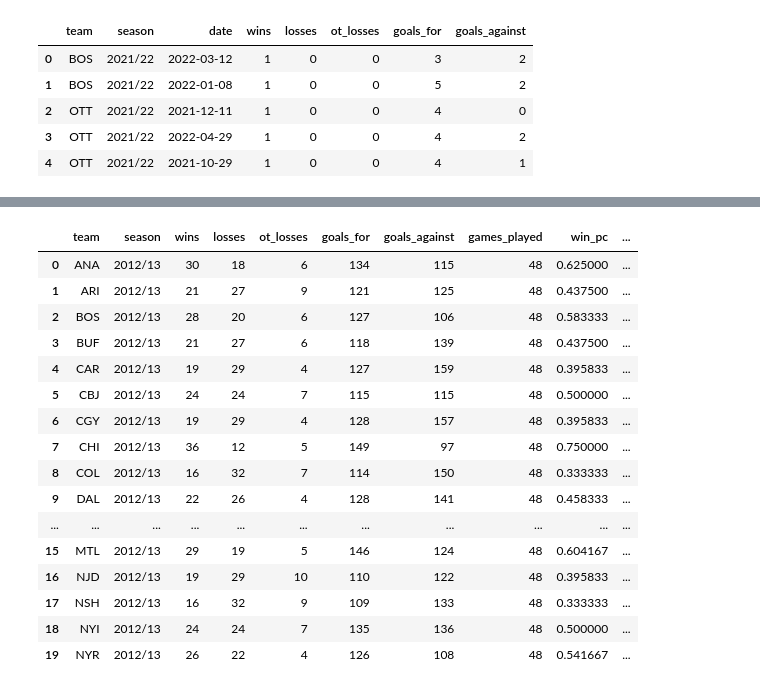
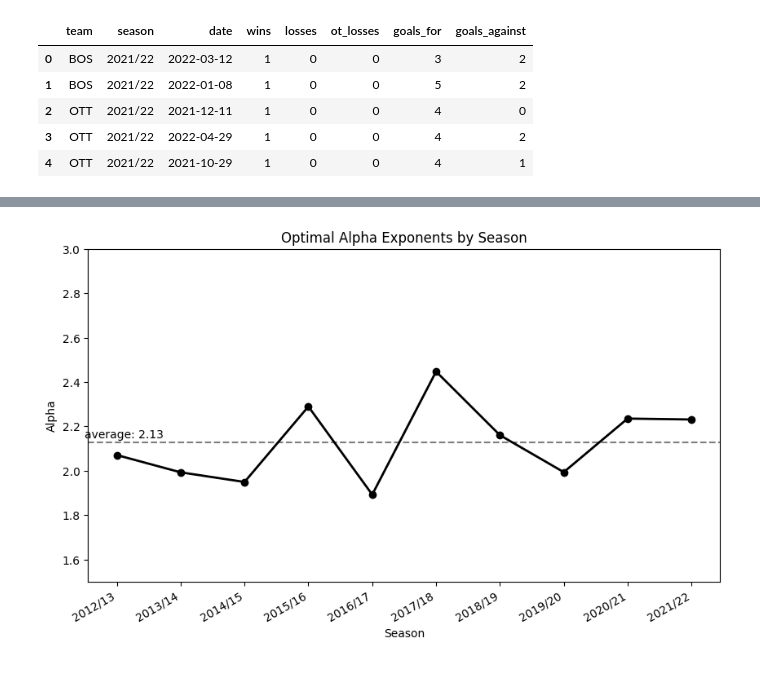
Before and after one commit to ArmandWinant/sports-performance-analytics, a Jupyter notebook: foundations/pythagorean-expectation/Untitled1.ipynb, the cells around one changed output, grey strips where cells are left out. Cells and saved outputs as stored; diff of their text form; code cells hidden in the pictures.

Commit message:
add average line and text

```diff
--- a/foundations/pythagorean-expectation/Untitled1.ipynb
+++ b/foundations/pythagorean-expectation/Untitled1.ipynb
@@ -140,20 +91,0 @@ season_df.reset_index(drop = True, inplace = True)
-# %%
-season_df.head(20)
-# %% [output]
-|  | team | season | wins | losses | ot_losses | goals_for | goals_against | games_played | win_pc | ... |
-| 0 | ANA | 2012/13 | 30 | 18 | 6 | 134 | 115 | 48 | 0.625000 | ... |
-| 1 | ARI | 2012/13 | 21 | 27 | 9 | 121 | 125 | 48 | 0.437500 | ... |
-| 2 | BOS | 2012/13 | 28 | 20 | 6 | 127 | 106 | 48 | 0.583333 | ... |
-| 3 | BUF | 2012/13 | 21 | 27 | 6 | 118 | 139 | 48 | 0.437500 | ... |
-| 4 | CAR | 2012/13 | 19 | 29 | 4 | 127 | 159 | 48 | 0.395833 | ... |
-| 5 | CBJ | 2012/13 | 24 | 24 | 7 | 115 | 115 | 48 | 0.500000 | ... |
-| 6 | CGY | 2012/13 | 19 | 29 | 4 | 128 | 157 | 48 | 0.395833 | ... |
-| 7 | CHI | 2012/13 | 36 | 12 | 5 | 149 | 97 | 48 | 0.750000 | ... |
-| 8 | COL | 2012/13 | 16 | 32 | 7 | 114 | 150 | 48 | 0.333333 | ... |
-| 9 | DAL | 2012/13 | 22 | 26 | 4 | 128 | 141 | 48 | 0.458333 | ... |
-| ... | ... | ... | ... | ... | ... | ... | ... | ... | ... | ... |
-| 15 | MTL | 2012/13 | 29 | 19 | 5 | 146 | 124 | 48 | 0.604167 | ... |
-| 16 | NJD | 2012/13 | 19 | 29 | 10 | 110 | 122 | 48 | 0.395833 | ... |
-| 17 | NSH | 2012/13 | 16 | 32 | 9 | 109 | 133 | 48 | 0.333333 | ... |
-| 18 | NYI | 2012/13 | 24 | 24 | 7 | 135 | 136 | 48 | 0.500000 | ... |
-| 19 | NYR | 2012/13 | 26 | 22 | 4 | 126 | 108 | 48 | 0.541667 | ... |
@@ -159,0 +108,17 @@ season_df.head(20)
+# %%
+# plot
+fig, ax = plt.subplots(figsize=(10, 6))
+
+ax.set_title("Optimal Alpha Exponents by Season")
+ax.set_xlabel("Season")
+ax.set_ylabel("Alpha")
+ax.set_ylim([1.5, 3.0])
+fig.autofmt_xdate()
+
+ax.plot(season_df["season"].unique(), season_df["league_pe_alpha"].unique(), 'o-', linewidth=2.0, color="black")
+ax.axhline(season_df.league_pe_alpha.mean(), alpha=.5, c="black", linestyle='--')
+ax.text(-0.5,1.01*season_df.league_pe_alpha.mean(), f"average: {round(season_df.league_pe_alpha.mean(),2)}")
+
+plt.show()
+# %% [output]
+[figure, added]
```
Also changed, not shown: parts of 15 cells of this notebook.
